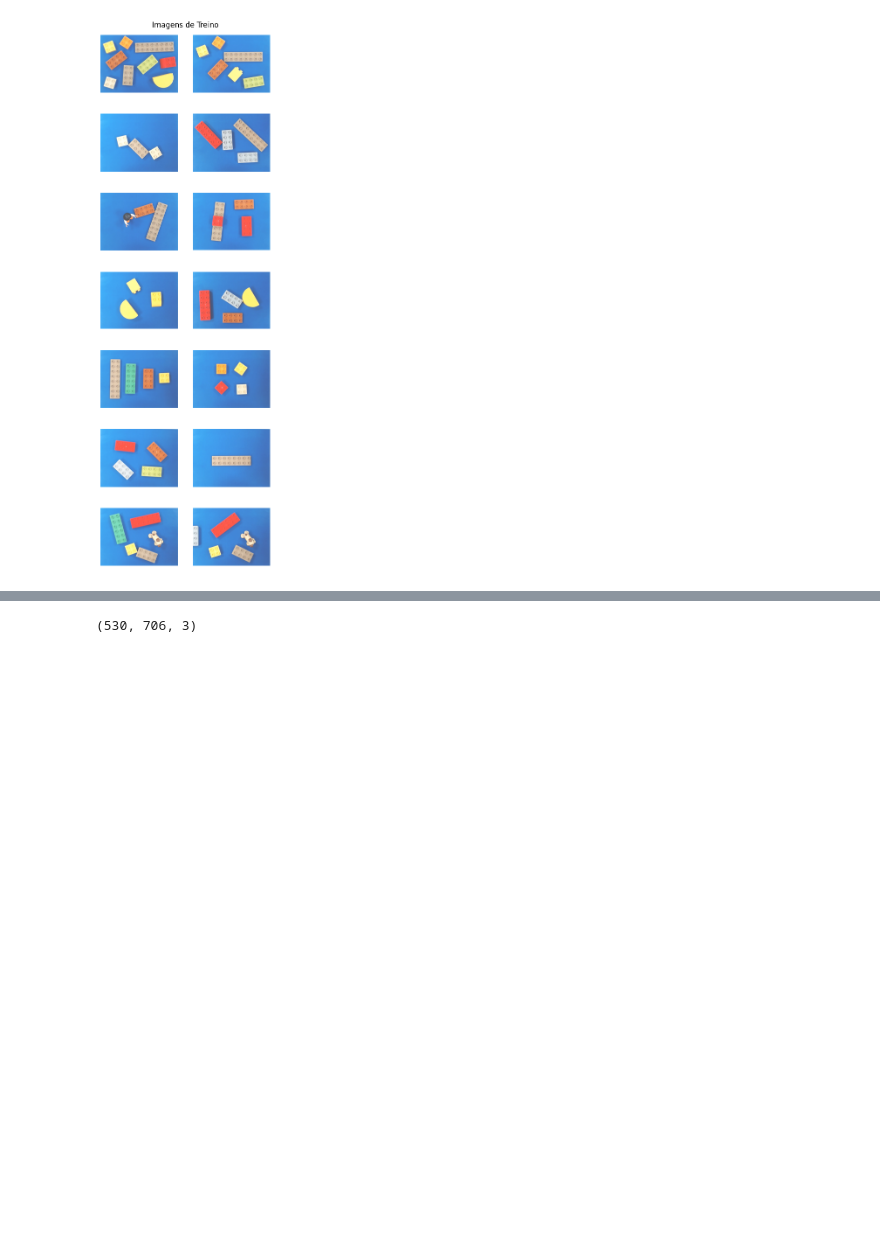
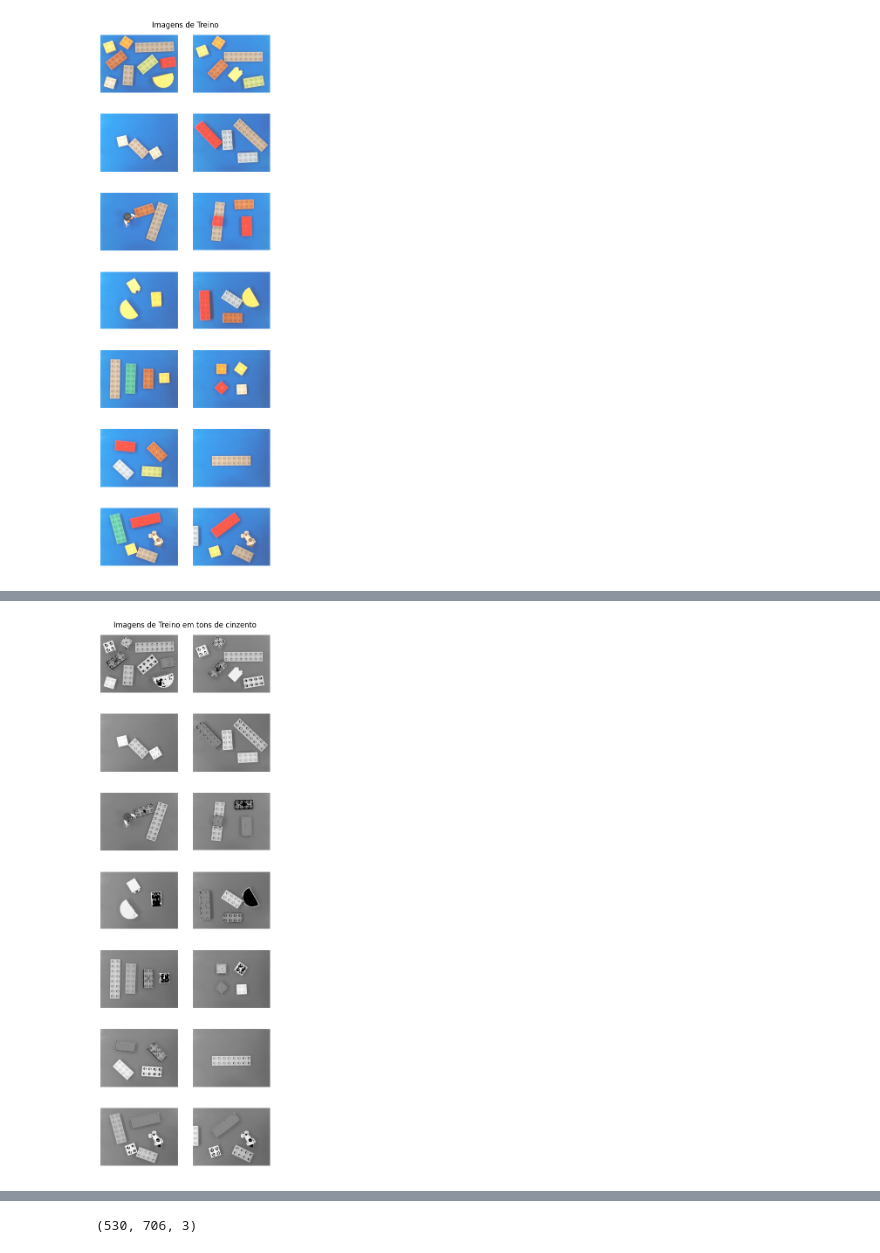
Before and after one commit to LPSD18/PIV, a Jupyter notebook: TP1/PIV_TP1_48328_48168.ipynb, the cells around one changed output, grey strips where cells are left out. Saved outputs shown, nothing was run; the diff lists cells and outputs as text; code cells hidden in the pictures; blank space fills up the shorter version.

```diff
--- a/TP1/PIV_TP1_48328_48168.ipynb
+++ b/TP1/PIV_TP1_48328_48168.ipynb
@@ -121,0 +145,34 @@ plt.show()
+# %%
+backImages = []
+
+for color in images:
+    lower_blue = np.array([100, 100, 100])  # Adjust these values as needed
+    upper_blue = np.array([130, 255, 255])  # Adjust these values as needed
+
+    # Create a mask for the blue color
+    mask = cv2.inRange(color, lower_blue, upper_blue)
+
+    # Invert the mask to get the Lego pieces
+    mask_inverted = cv2.bitwise_not(mask)
+
+    # Apply the inverted mask to the original image
+    result = cv2.bitwise_and(color, color, mask=mask_inverted)
+
+    # Convert the result to grayscale and then back to RGB to ensure a black background
+    gray = cv2.cvtColor(result, cv2.COLOR_BGR2GRAY)
+    result = cv2.cvtColor(gray, cv2.COLOR_GRAY2BGR)
+    backImages.append(result)
+
+#Representação das imagens de treino
+plt.figure(figsize=(5,16))
+plt.title("Imagens de Treino em tons de cinzento")
+plt.axis('off')
+
+for i, image in enumerate(backImages):
+    plt.subplot(7, 2, i+1)  # 7 linhas, 2 colunas
+    plt.imshow(cv2.cvtColor(image, cv2.COLOR_RGB2BGR))
+    plt.axis('off')
+
+plt.show()
+# %% [output]
+[figure, added]
```
Also changed, not shown: parts of 6 cells of this notebook, 2 other files.
